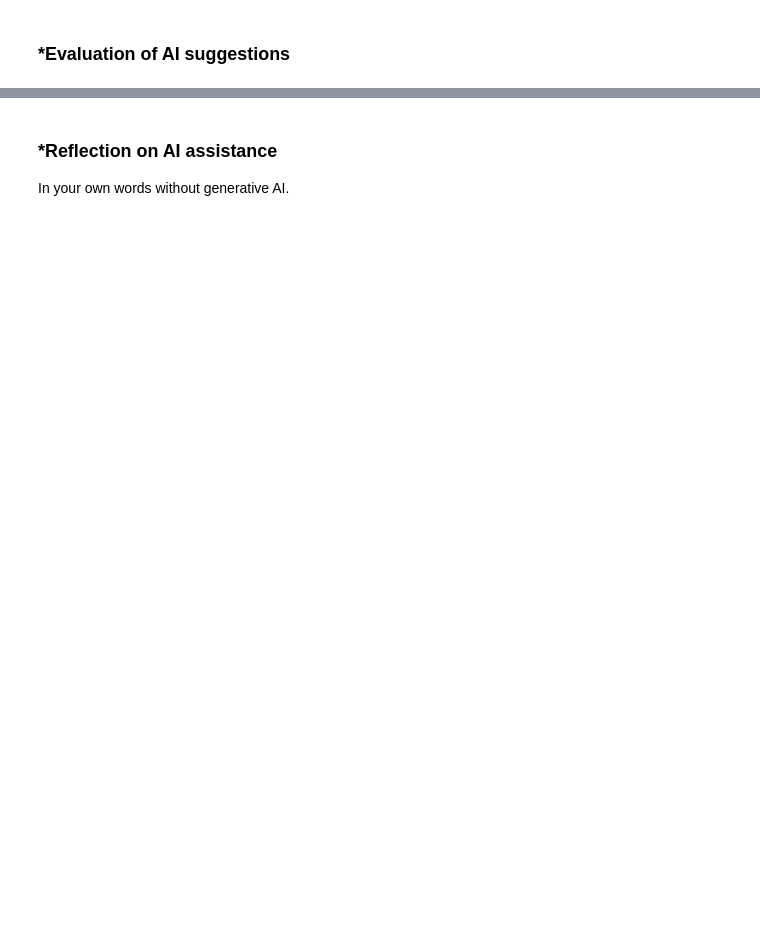
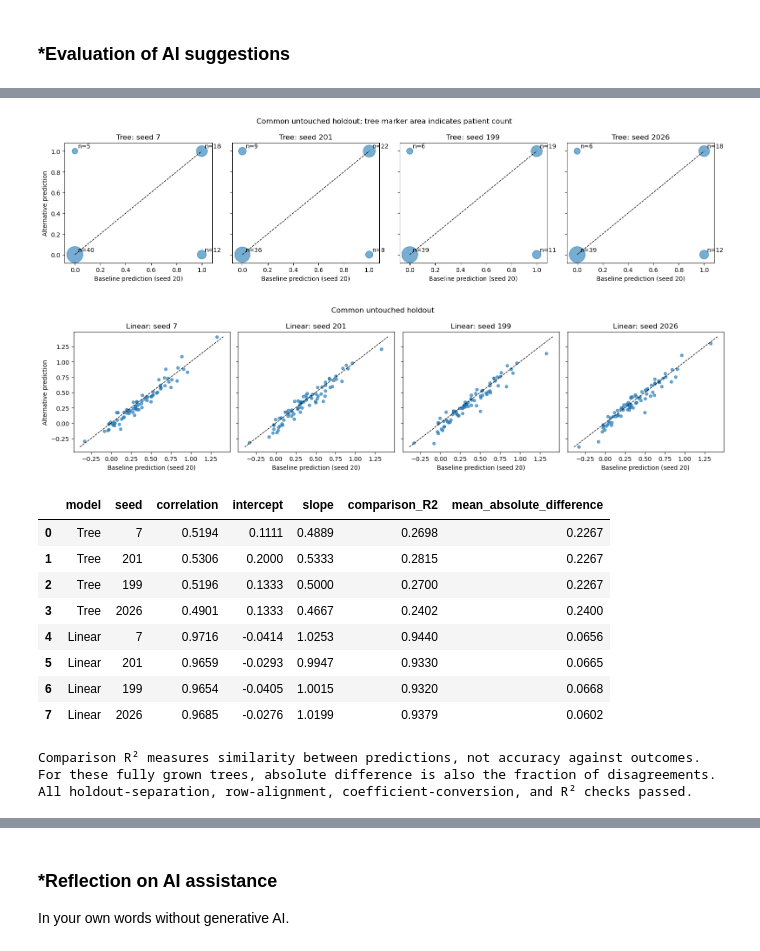
Before and after one commit to yilinw762/L03-tree-stability, a Jupyter notebook: notebook.ipynb, the cells around one changed output, grey strips where cells are left out. Saved outputs shown, nothing was run; the diff lists cells and outputs as text; code cells hidden in the pictures; blank space fills up the shorter version.

```diff
--- a/notebook.ipynb
+++ b/notebook.ipynb
@@ -418,0 +639,64 @@ After the evaluation of AI suggestions, incorporate the accepted revisions into
+# %%
+# Q4a: separate panels preserve visibility for each alternative seed.
+for name, table in predictions.items():
+    fig, axes = plt.subplots(1, len(ALTERNATIVES), figsize=(16, 4), sharex=True, sharey=True)
+    low = min(0, table.to_numpy().min())
+    high = max(1, table.to_numpy().max())
+    for ax, seed in zip(axes, ALTERNATIVES):
+        if name == "Tree":
+            counts = table.groupby([BASE, seed]).size().reset_index(name="count")
+            ax.scatter(counts[BASE], counts[seed], s=counts["count"] * 18, alpha=0.6)
+            for _, row in counts.iterrows():
+                ax.annotate(f"n={int(row['count'])}", (row[BASE], row[seed]),
+                            xytext=(5, 5), textcoords="offset points")
+        else:
+            ax.scatter(table[BASE], table[seed], alpha=0.65, s=22)
+        ax.plot([low, high], [low, high], "k--", linewidth=1)
+        ax.set_title(f"{name}: seed {seed}")
+        ax.set_xlabel("Baseline prediction (seed 20)")
+        ax.set_xlim(low - 0.08, high + 0.08)
+        ax.set_ylim(low - 0.08, high + 0.08)
+    axes[0].set_ylabel("Alternative prediction")
+    fig.suptitle("Common untouched holdout; tree marker area indicates patient count"
+                 if name == "Tree" else "Common untouched holdout")
+    plt.tight_layout()
+    plt.show()
+
+# Q4b–c and Q5: alternative predictions regressed on baseline predictions.
+comparison_rows = []
+for name, table in predictions.items():
+    assert table.index.equals(pd.Index(holdout_ids))
+    baseline = table[BASE].to_numpy()
+    for seed in ALTERNATIVES:
+        alternative = table[seed].to_numpy()
+        regression = LinearRegression().fit(baseline[:, None], alternative)
+        correlation = np.corrcoef(baseline, alternative)[0, 1]
+        comparison_r2 = regression.score(baseline[:, None], alternative)
+        np.testing.assert_allclose(comparison_r2, correlation ** 2, atol=1e-12)
+        comparison_rows.append({
+            "model": name, "seed": seed, "correlation": correlation,
+            "intercept": regression.intercept_, "slope": regression.coef_[0],
+            "comparison_R2": comparison_r2,
+            "mean_absolute_difference": np.mean(np.abs(baseline - alternative))
+        })
+comparison = pd.DataFrame(comparison_rows)
+display(comparison.round(4))
+print("Comparison R² measures similarity between predictions, not accuracy against outcomes.")
+print("For these fully grown trees, absolute difference is also the fraction of disagreements.")
+assert np.isin(predictions["Tree"].to_numpy(), [0, 1]).all()
+print("All holdout-separation, row-alignment, coefficient-conversion, and R² checks passed.")
+# %% [output]
+[figure, added]
+[figure, added]
+|  | model | seed | correlation | intercept | slope | comparison_R2 | mean_absolute_difference |
+| 0 | Tree | 7 | 0.5194 | 0.1111 | 0.4889 | 0.2698 | 0.2267 |
+| 1 | Tree | 201 | 0.5306 | 0.2000 | 0.5333 | 0.2815 | 0.2267 |
+| 2 | Tree | 199 | 0.5196 | 0.1333 | 0.5000 | 0.2700 | 0.2267 |
+| 3 | Tree | 2026 | 0.4901 | 0.1333 | 0.4667 | 0.2402 | 0.2400 |
+| 4 | Linear | 7 | 0.9716 | -0.0414 | 1.0253 | 0.9440 | 0.0656 |
+| 5 | Linear | 201 | 0.9659 | -0.0293 | 0.9947 | 0.9330 | 0.0665 |
+| 6 | Linear | 199 | 0.9654 | -0.0405 | 1.0015 | 0.9320 | 0.0668 |
+| 7 | Linear | 2026 | 0.9685 | -0.0276 | 1.0199 | 0.9379 | 0.0602 |
+Comparison R² measures similarity between predictions, not accuracy against outcomes.
+For these fully grown trees, absolute difference is also the fraction of disagreements.
+All holdout-separation, row-alignment, coefficient-conversion, and R² checks passed.
```
Also changed, not shown: parts of 17 cells of this notebook.
